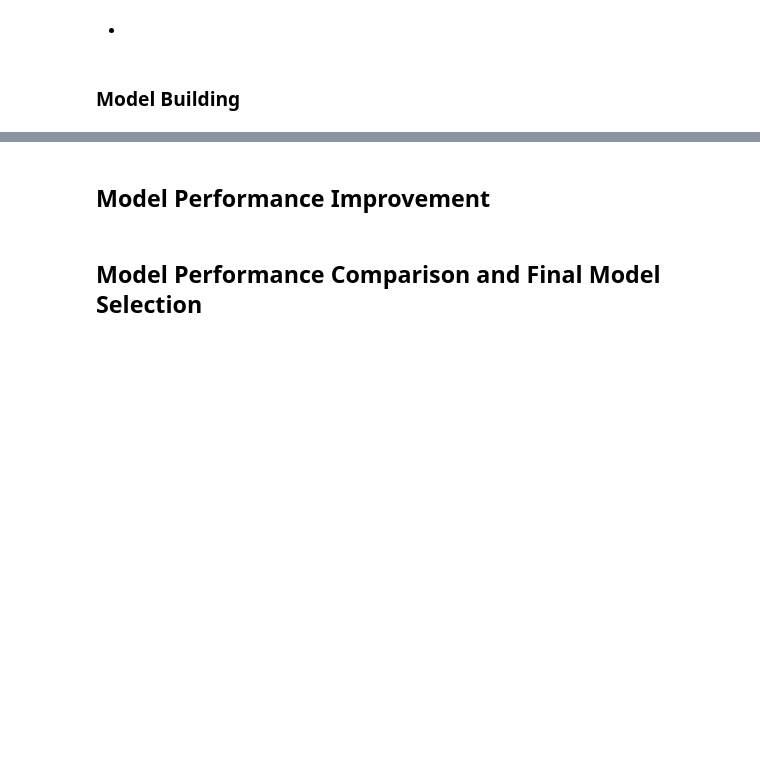
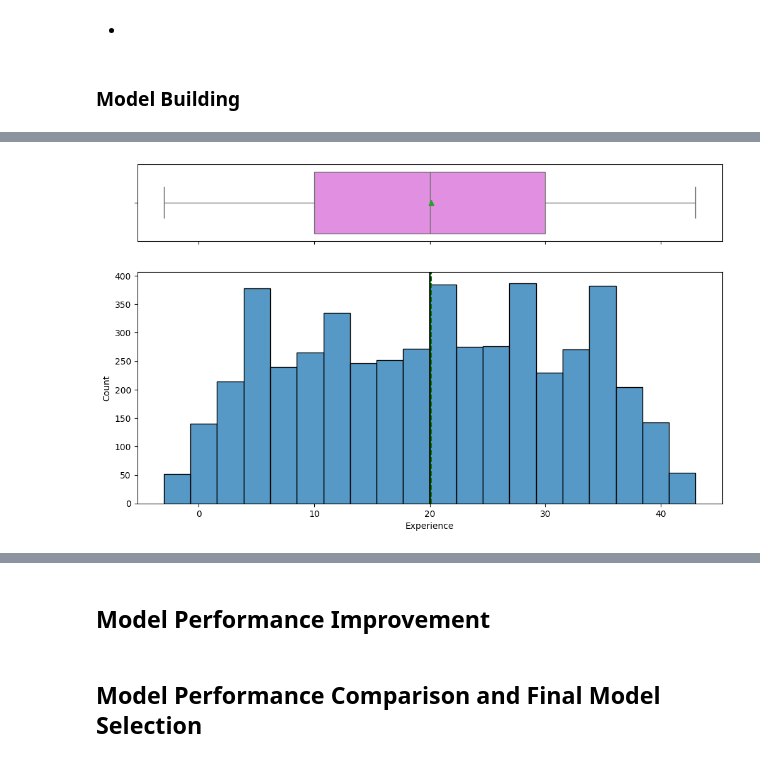
Before and after one commit to cent-softuni/math_project, a Jupyter notebook: AIML_ML_Project_full_code_notebook.ipynb, the cells around one changed output, grey strips where cells are left out. Cells and saved outputs as stored; diff of their text form; code cells hidden in the pictures; blank space fills up the shorter version.

```diff
--- a/AIML_ML_Project_full_code_notebook.ipynb
+++ b/AIML_ML_Project_full_code_notebook.ipynb
@@ -81,0 +262,4 @@ Error:
+# %%
+histogram_boxplot(data, "Experience")
+# %% [output]
+[figure, added]
```
Also changed, not shown: parts of 21 cells of this notebook.
